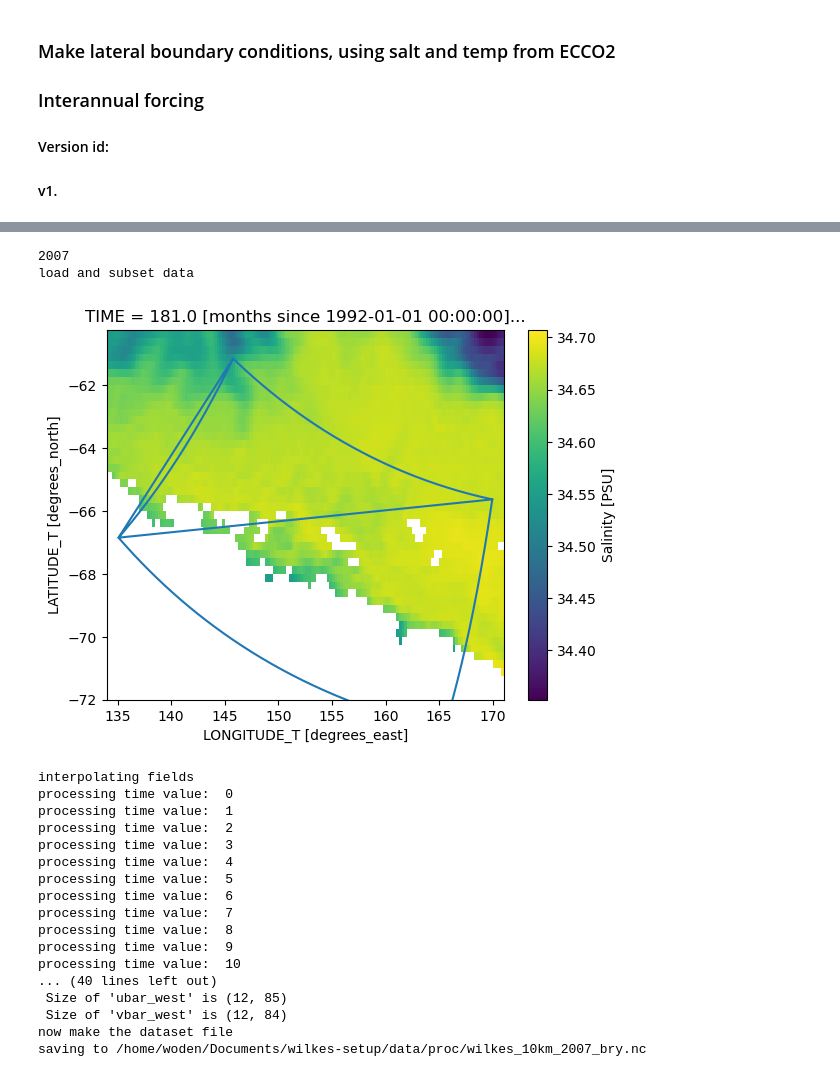
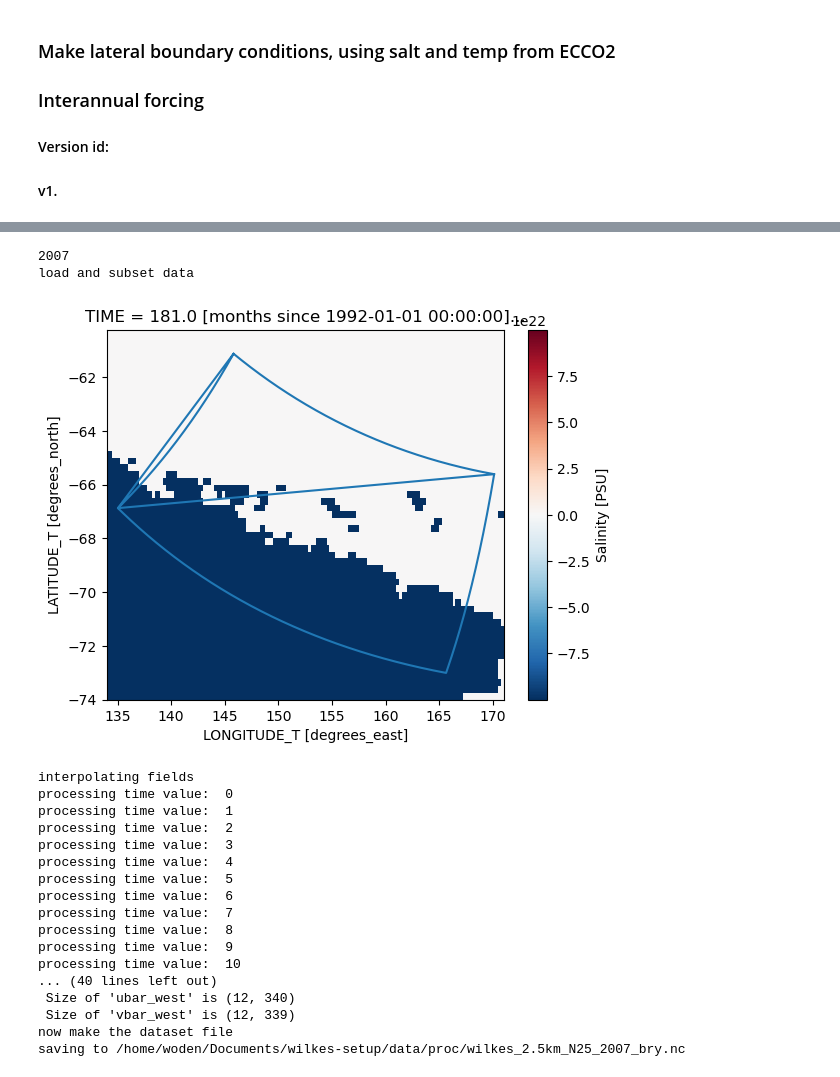
Before and after one commit to dgwyther/wilkes-setup, a Jupyter notebook: notebooks/make_bry-wilkes_ecco_IAF.ipynb, the cells around one changed output, grey strips where cells are left out. Drawn from its saved outputs; the diff is of its cells as text; code cells hidden in the pictures.

```diff
--- a/notebooks/make_bry-wilkes_ecco_IAF.ipynb
+++ b/notebooks/make_bry-wilkes_ecco_IAF.ipynb
@@ -5,7 +5,7 @@
 #### Version id:
 #### v1.
 # %%
-run = 'wilkes_10km'
+run = 'wilkes_2.5km_N25'
 
 import xarray as xr
 from netCDF4 import Dataset
@@ -27,10 +27,10 @@ src_dir = os.path.join(proj_dir,'src')
 sys.path.append(src_dir)
 
 from ext.tools.calc_z import calc_z as calc_z_old
-try:
-    from functions import GridStiffness
-except:
-    print('couldn''t load')
+# try:
+#     from functions import GridStiffness
+# except:
+#     print('couldn''t load')
 
 from functions import GridStiffness
 
@@ -40,7 +40,7 @@ year_start =  2007
 year_end = 2008 # run from year_start up to the beginning of year year_end
 
 # set user parameter and call main routine
-grd_file = os.path.join(data_dir,'proc','wilk_10km_v1_grd.nc')
+grd_file = os.path.join(data_dir,'proc','wilk_2.5km_v1_grd.nc')
 
 # set paths
 data_dir = '/home/woden/Documents/amery-hires-setup/data'
@@ -54,7 +54,7 @@ vvel_file = os.path.join(data_dir,'raw','ecco2','VVEL.nc/')
 
 
 # Grid parameters; check grid_file and *.in file to make sure these are correct
-N=27
+N=25
 Vtransform=2
 Vstretching=4
 theta_s=0.8
@@ -127,4 +132,5 @@ plt.plot(LonInterpSurface[0,:],LatInterpSurface[0,:])
 # %%
+
 for working_year in range(year_start,year_end):
     print(working_year)
     out_file = os.path.join(out_dir,'proc',run+'_'+str(working_year)+'_bry.nc')
@@ -140,7 +146,7 @@ for working_year in range(year_start,year_end):
     lon_rho_max = grd.lon_rho.max().values+1
     lon_rho_min = grd.lon_rho.min().values-1
     lat_rho_max = grd.lat_rho.max().values+1
-    lat_rho_min = grd.lat_rho.min().values+1
+    lat_rho_min = grd.lat_rho.min().values-1
 
 
     salt = salt_full.sel(LATITUDE_T=slice(lat_rho_min,lat_rho_max),LONGITUDE_T=slice(lon_rho_min,lon_rho_max))
@@ -153,32 +159,54 @@ for working_year in range(year_start,year_end):
 
     # make array in preparation, with time length
 
-    salt_i = np.full((*salt_full.TIME.shape,*LonInterpSurface.shape),np.NaN)
-    theta_i = np.full((*theta_full.TIME.shape,*LonInterpSurface.shape),np.NaN)
-    uvel_i = np.full((*uvel_full.TIME.shape,*LonInterpSurface.shape),np.NaN)
-    vvel_i = np.full((*vvel_full.TIME.shape,*LonInterpSurface.shape),np.NaN)
+    salt_i = np.full((*salt_full.TIME.shape,*LonInterpSurface.shape),np.nan)
+    theta_i = np.full((*theta_full.TIME.shape,*LonInterpSurface.shape),np.nan)
+    uvel_i = np.full((*uvel_full.TIME.shape,*LonInterpSurface.shape),np.nan)
+    vvel_i = np.full((*vvel_full.TIME.shape,*LonInterpSurface.shape),np.nan)
+
+    # remove the -1e23 values by replacing with a np.nan
+    salt['SALT'] = salt.SALT.where(salt.SALT != -1e23, np.nan)
+    theta['THETA'] = theta.THETA.where(theta.THETA != -1e23, np.nan)
+    uvel['UVEL'] = uvel.UVEL.where(uvel.UVEL != -1e23, np.nan)
+    vvel['VVEL'] = vvel.VVEL.where(vvel.VVEL != -1e23, np.nan)
 
     print('interpolating fields')
     # start time loop and interpolate values to new locations
     for tt in range(len(salt_full.TIME)):
         print('processing time value: ',tt)
         # make the interpolator for each time point
-        interp_function_salt = RegularGridInterpolator((salt.LONGITUDE_T.values, salt.LATITUDE_T.values, salt.DEPTH_T.values ), np.transpose(salt.SALT.isel(TIME=tt).values,(2,1,0)), method='linear', bounds_error=False, fill_value=np.NaN)
-        interp_function_theta = RegularGridInterpolator((theta.LONGITUDE_T.values, theta.LATITUDE_T.values, theta.DEPTH_T.values ), np.transpose(theta.THETA.isel(TIME=tt).values,(2,1,0)), method='linear', bounds_error=False, fill_value=np.NaN)
-        interp_function_uvel = RegularGridInterpolator((salt.LONGITUDE_T.values, salt.LATITUDE_T.values, salt.DEPTH_T.values ), np.transpose(uvel.UVEL.isel(TIME=tt).values,(2,1,0)), method='linear', bounds_error=False, fill_value=np.NaN)
-        interp_function_vvel = RegularGridInterpolator((theta.LONGITUDE_T.values, theta.LATITUDE_T.values, theta.DEPTH_T.values ), np.transpose(vvel.VVEL.isel(TIME=tt).values,(2,1,0)), method='linear', bounds_error=False, fill_value=np.NaN)
-
+        interp_function_salt = RegularGridInterpolator((salt.LONGITUDE_T.values, salt.LATITUDE_T.values, salt.DEPTH_T.values ), np.transpose(salt.SALT.isel(TIME=tt).values,(2,1,0)), method='linear', bounds_error=False, fill_value=np.nan)
+        interp_function_theta = RegularGridInterpolator((theta.LONGITUDE_T.values, theta.LATITUDE_T.values, theta.DEPTH_T.values ), np.transpose(theta.THETA.isel(TIME=tt).values,(2,1,0)), method='linear', bounds_error=False, fill_value=np.nan)
+        interp_function_uvel = RegularGridInterpolator((salt.LONGITUDE_T.values, salt.LATITUDE_T.values, salt.DEPTH_T.values ), np.transpose(uvel.UVEL.isel(TIME=tt).values,(2,1,0)), method='linear', bounds_error=False, fill_value=np.nan)
+        interp_function_vvel = RegularGridInterpolator((theta.LONGITUDE_T.values, theta.LATITUDE_T.values, theta.DEPTH_T.values ), np.transpose(vvel.VVEL.isel(TIME=tt).values,(2,1,0)), method='linear', bounds_error=False, fill_value=np.nan)
+        # if tt==0: #DEBUG
+        #     plt.pcolormesh(np.transpose(salt.SALT.isel(TIME=tt).values,(2,1,0))[:,:,0])#,vmin=33,vmax=35)
+        #     plt.colorbar()
+        #     plt.show()
         # interpolate
         salt_i[tt,:,:] = interp_function_salt((LonInterpSurface, LatInterpSurface, -DepthsInterpSurface))
         theta_i[tt,:,:] = interp_function_theta((LonInterpSurface, LatInterpSurface, -DepthsInterpSurface))
         uvel_i[tt,:,:] = interp_function_uvel((LonInterpSurface, LatInterpSurface, -DepthsInterpSurface))
         vvel_i[tt,:,:] = interp_function_vvel((LonInterpSurface, LatInterpSurface, -DepthsInterpSurface))
+        # if tt==0: #DEBUG
+        #     plt.pcolormesh(salt_i[tt,:,:])#,vmin=33,vmax=35)
+        #     plt.colorbar()
+        #     plt.show()
 
+        # replace the -1e23 values with nans
+        salt_i[tt,:,:][(salt_i[tt,:,:] > 100) & (salt_i[tt,:,:] < -100)] = np.nan
+        theta_i[tt,:,:][(theta_i[tt,:,:] > 100) & (theta_i[tt,:,:] < -100)] = np.nan
+        uvel_i[tt,:,:][(uvel_i[tt,:,:] > 100) & (uvel_i[tt,:,:] < -100)] = np.nan
+        vvel_i[tt,:,:][(vvel_i[tt,:,:] > 100) & (vvel_i[tt,:,:] < -100)] = np.nan
 
         salt_i[tt,:,:] = inpaint_nans(salt_i[tt,:,:])
         theta_i[tt,:,:] = inpaint_nans(theta_i[tt,:,:])
         uvel_i[tt,:,:] = inpaint_nans(uvel_i[tt,:,:])
         vvel_i[tt,:,:] = inpaint_nans(vvel_i[tt,:,:])
+        # if tt==0: #DEBUG
+        #     plt.pcolormesh(salt_i[tt,:,:])#,vmin=33,vmax=35)
+        #     plt.colorbar()
+        #     plt.show()
 
     # make the zeta variable. For now set it to zeros
     zeta_i = np.zeros_like(salt_i[:,0,:])
@@ -473,34 +501,34 @@ for working_year in range(year_start,year_end):
                     'v_south':v_south_da,
                     'ubar_south':ubar_south_da,
                     'vbar_south':vbar_south_da,
                     'zeta_south':zeta_south_da,
                     'temp_east':temp_east_da,
                     'salt_east':salt_east_da,
                     'u_east':u_east_da,
                     'v_east':v_east_da,
                     'ubar_east':ubar_east_da,
                     'vbar_east':vbar_east_da,
                     'zeta_east':zeta_east_da,
                     'temp_west':temp_west_da,
                     'salt_west':salt_west_da,
                     'u_west':u_west_da,
                     'v_west':v_west_da,
                     'ubar_west':ubar_west_da,
                     'vbar_west':vbar_west_da,
                     'zeta_west':zeta_west_da},
                 attrs={'title':'ROMS Lateral Boundaries',
                         'history': 'BOUNDARY file using make_bry.py,'+str(datetime.date.today()),
                         'clim_name':out_file,
                         'grd_file':grd_file,
                         'type': 'BOUNDARY file'})
 
 
     print('saving to',out_file)
     frc.to_netcdf(out_file)
 # %% [output]
 2007
 load and subset data
-[figure, old version]
+[figure, new version]
 interpolating fields
 processing time value:  0
 processing time value:  1
@@ -514,7 +542,7 @@ processing time value:  8
 processing time value:  9
 processing time value:  10
 ... (40 lines left out)
- Size of 'ubar_west' is (12, 85)
- Size of 'vbar_west' is (12, 84)
+ Size of 'ubar_west' is (12, 340)
+ Size of 'vbar_west' is (12, 339)
 now make the dataset file
-saving to /home/woden/Documents/wilkes-setup/data/proc/wilkes_10km_2007_bry.nc
+saving to /home/woden/Documents/wilkes-setup/data/proc/wilkes_2.5km_N25_2007_bry.nc
```
Also changed, not shown: parts of 7 cells of this notebook, 1 other file.
